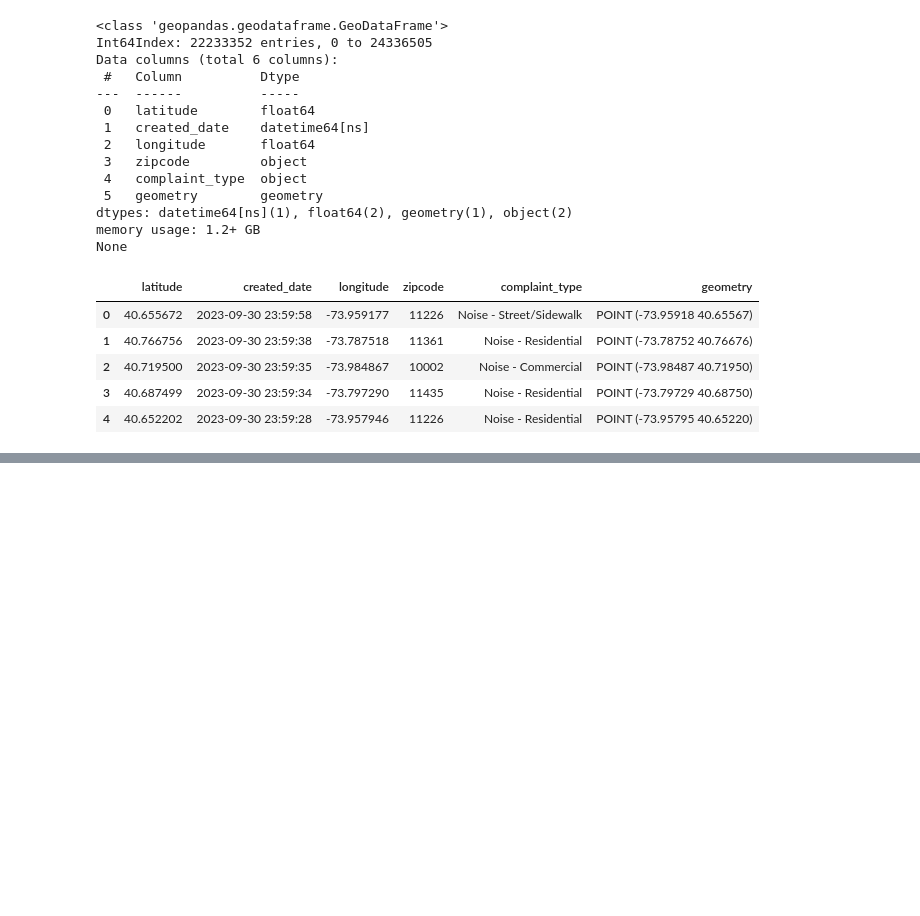
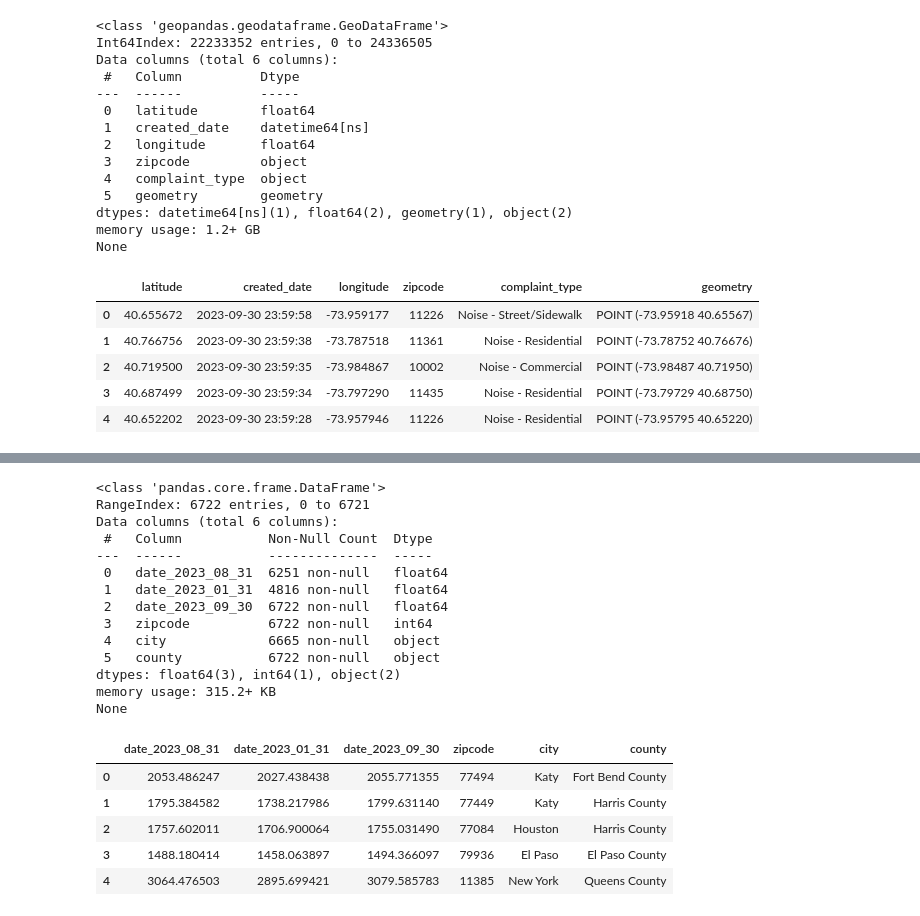
Before and after one commit to chunqiuxia108/FinalProject4501, a Jupyter notebook: cx2313_ly2637_FinalProject.ipynb, the cells around one changed output, grey strips where cells are left out. Drawn from its saved outputs; the diff is of its cells as text; code cells hidden in the pictures; blank space fills up the shorter version.

Commit message:
Download and upload zillow data

```diff
--- a/cx2313_ly2637_FinalProject.ipynb
+++ b/cx2313_ly2637_FinalProject.ipynb
@@ -462,0 +467,36 @@ None
+# %%
+# Step 1: Load data and remove unnecessary columns
+zillow_data_file = DATA_DIR / "zillow_rent_data.csv"
+df = pd.read_csv(zillow_data_file)
+
+columns_to_keep = ['2023-08-31','2023-01-31','2023-09-30','RegionName','City','CountyName']
+zillow_df = df[columns_to_keep]
+
+# Rename columns for consistency
+zillow_df = zillow_df.rename(columns={'RegionName': 'zipcode','City': 'city','CountyName': 'county'})
+zillow_df = zillow_df.rename(columns = {'2023-08-31':'date_2023_08_31','2023-01-31':'date_2023_01_31','2023-09-30':'date_2023_09_30'})
+# %%
+# Step 2: basic information of the data.
+print(zillow_df.info())
+zillow_df.head()
+# %% [output]
+<class 'pandas.core.frame.DataFrame'>
+RangeIndex: 6722 entries, 0 to 6721
+Data columns (total 6 columns):
+ #   Column           Non-Null Count  Dtype
+---  ------           --------------  -----
+ 0   date_2023_08_31  6251 non-null   float64
+ 1   date_2023_01_31  4816 non-null   float64
+ 2   date_2023_09_30  6722 non-null   float64
+ 3   zipcode          6722 non-null   int64
+ 4   city             6665 non-null   object
+ 5   county           6722 non-null   object
+dtypes: float64(3), int64(1), object(2)
+memory usage: 315.2+ KB
+None
+|  | date_2023_08_31 | date_2023_01_31 | date_2023_09_30 | zipcode | city | county |
+| 0 | 2053.486247 | 2027.438438 | 2055.771355 | 77494 | Katy | Fort Bend County |
+| 1 | 1795.384582 | 1738.217986 | 1799.631140 | 77449 | Katy | Harris County |
+| 2 | 1757.602011 | 1706.900064 | 1755.031490 | 77084 | Houston | Harris County |
+| 3 | 1488.180414 | 1458.063897 | 1494.366097 | 79936 | El Paso | El Paso County |
+| 4 | 3064.476503 | 2895.699421 | 3079.585783 | 11385 | New York | Queens County |
```
Also changed, not shown: parts of 5 cells of this notebook.
